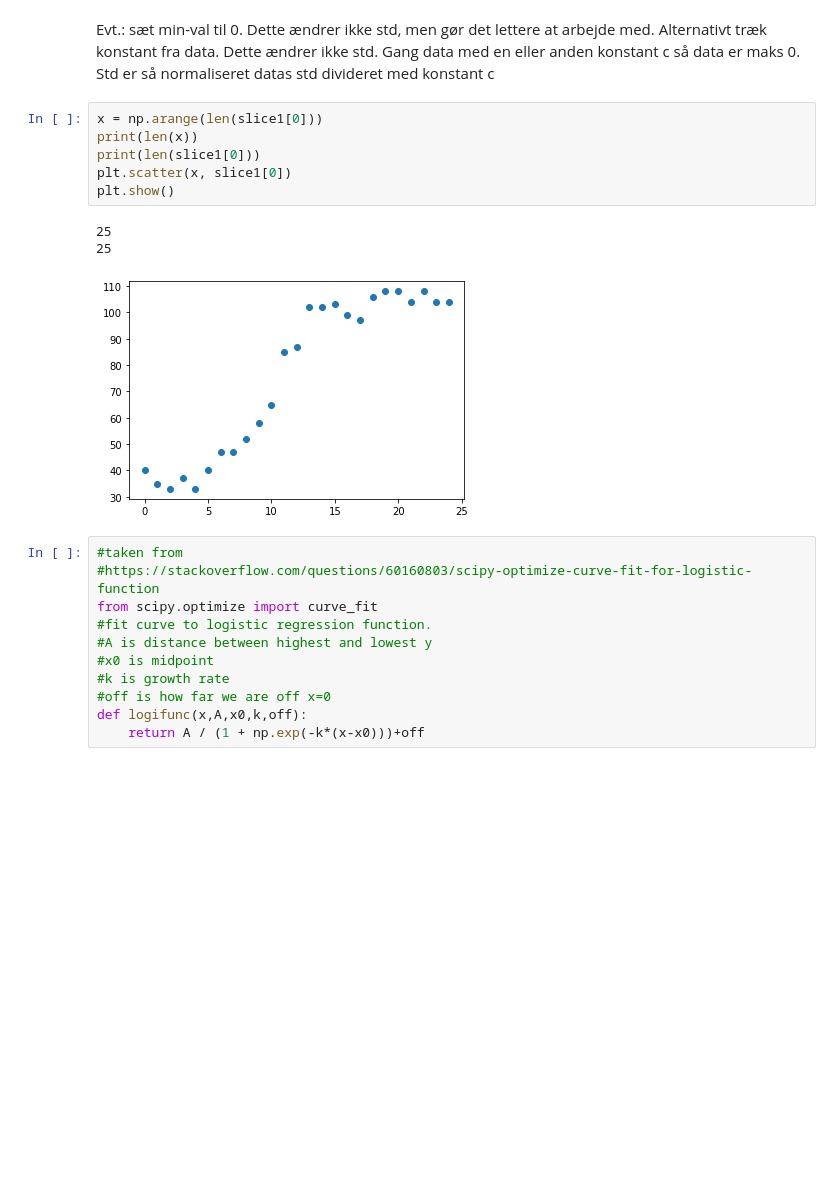
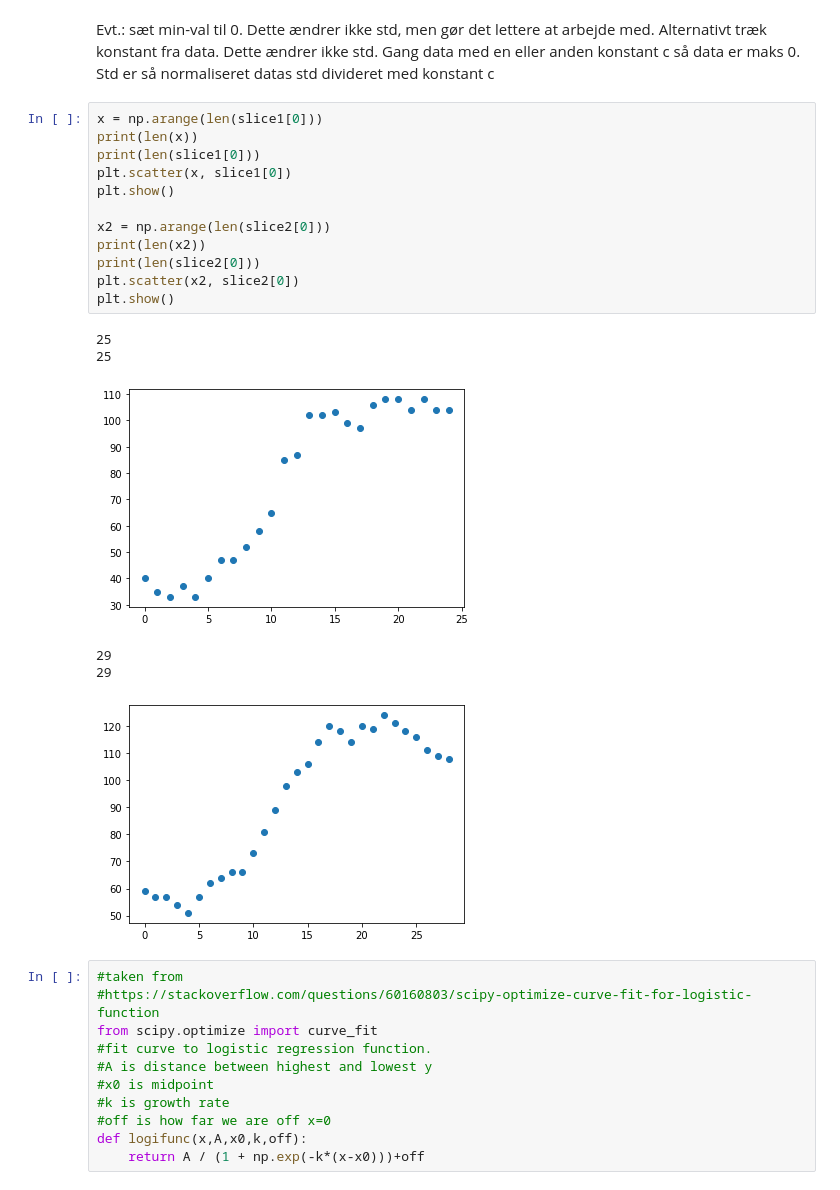
Before and after one commit to Nugni/Bachelor_rep_angiograms, a Jupyter notebook: src/testSpreadFunc.ipynb, the cells around one changed output. Drawn from its saved outputs; the diff is of its cells as text; blank space fills up the shorter version.

```diff
--- a/src/testSpreadFunc.ipynb
+++ b/src/testSpreadFunc.ipynb
@@ -63,13 +72,22 @@ Gang data med en eller anden konstant c så data er maks 0. Std er så normalise
 # %%
 x = np.arange(len(slice1[0]))
 print(len(x))
 print(len(slice1[0]))
 plt.scatter(x, slice1[0])
 plt.show()
+
+x2 = np.arange(len(slice2[0]))
+print(len(x2))
+print(len(slice2[0]))
+plt.scatter(x2, slice2[0])
+plt.show()
 # %% [output]
 25
 25
 [figure]
+29
+29
+[figure, added]
 # %%
 #taken from
 #https://stackoverflow.com/questions/60160803/scipy-optimize-curve-fit-for-logistic-function
```
Also changed, not shown: parts of 8 cells of this notebook.
